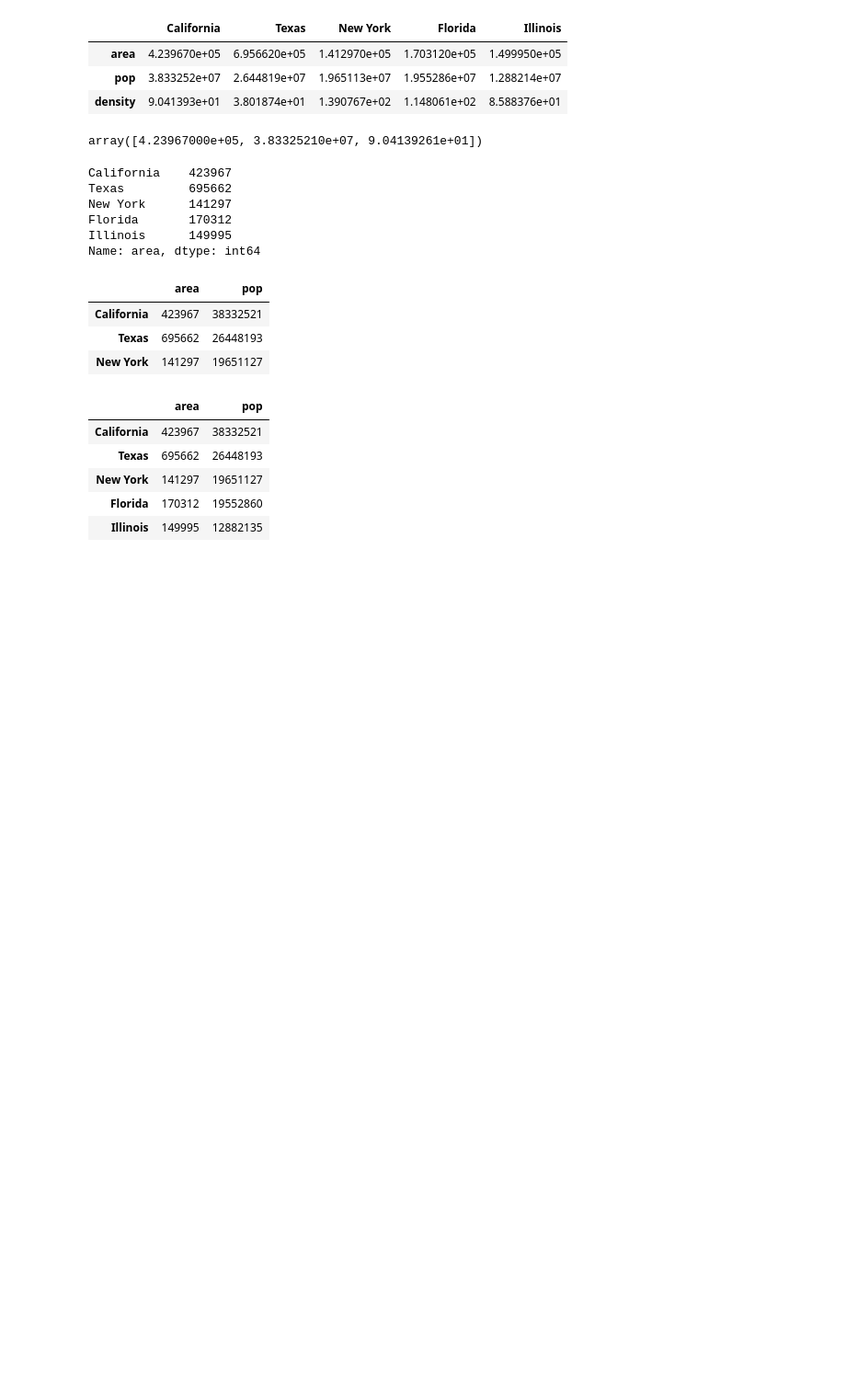
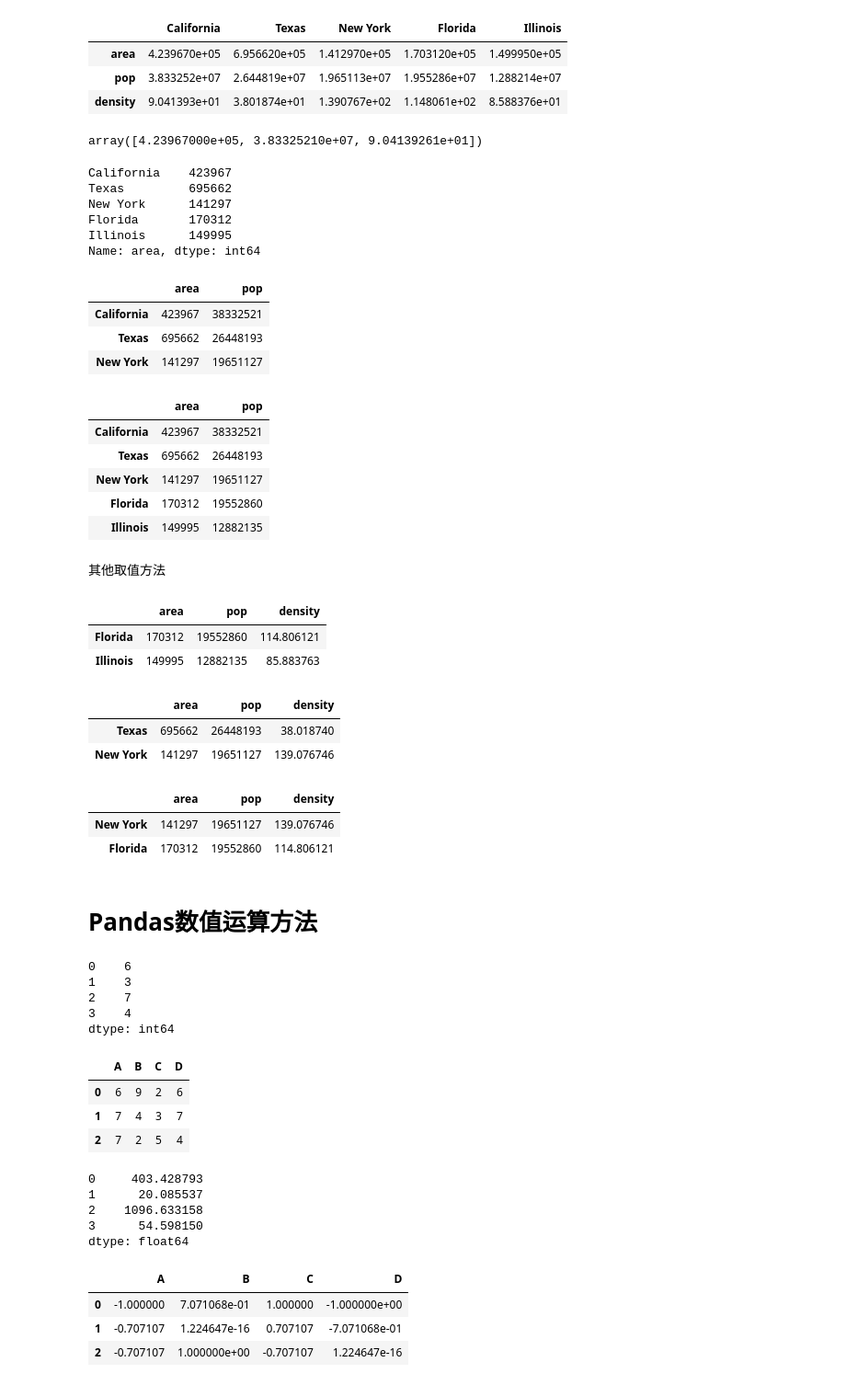
Before and after one commit to AndyFree96/Awesome-Notes, a Jupyter notebook: Books/Python数据科学手册/3.Pandas数据处理.ipynb, the cells around one changed output. Shown: that part at 92% size. Cells and saved outputs as stored; diff of their text form; code cells hidden in the pictures; blank space fills up the shorter version.

Commit message:
Python数据科学手册 Pandas数值运算方法

```diff
--- a/Books/Python数据科学手册/3.Pandas数据处理.ipynb
+++ b/Books/Python数据科学手册/3.Pandas数据处理.ipynb
@@ -523,3 +523,27 @@ data.loc[:'Illinois', :'pop']
 | New York | 141297 | 19651127 |
 | Florida | 170312 | 19552860 |
 | Illinois | 149995 | 12882135 |
+# %% [markdown]
+其他取值方法
+# %%
+data['Florida':'Illinois']
+# %% [output]
+|  | area | pop | density |
+| Florida | 170312 | 19552860 | 114.806121 |
+| Illinois | 149995 | 12882135 | 85.883763 |
+# %%
+data[1:3]
+# %% [output]
+|  | area | pop | density |
+| Texas | 695662 | 26448193 | 38.018740 |
+| New York | 141297 | 19651127 | 139.076746 |
+# %%
+data[data.density > 100]
+# %% [output]
+|  | area | pop | density |
+| New York | 141297 | 19651127 | 139.076746 |
+| Florida | 170312 | 19552860 | 114.806121 |
+# %% [markdown]
+# Pandas数值运算方法
+# %%
+rng = np.random.RandomState(42)
@@ -525,0 +552,32 @@ data.loc[:'Illinois', :'pop']
+# %%
+ser
+# %% [output]
+0    6
+1    3
+2    7
+3    4
+dtype: int64
+# %%
+df = pd.DataFrame(rng.randint(0, 10, (3, 4)), columns=list("ABCD"))
+# %%
+df
+# %% [output]
+|  | A | B | C | D |
+| 0 | 6 | 9 | 2 | 6 |
+| 1 | 7 | 4 | 3 | 7 |
+| 2 | 7 | 2 | 5 | 4 |
+# %%
+np.exp(ser)
+# %% [output]
+0     403.428793
+1      20.085537
+2    1096.633158
+3      54.598150
+dtype: float64
+# %%
+np.sin(df * np.pi / 4)
+# %% [output]
+|  | A | B | C | D |
+| 0 | -1.000000 | 7.071068e-01 | 1.000000 | -1.000000e+00 |
+| 1 | -0.707107 | 1.224647e-16 | 0.707107 | -7.071068e-01 |
+| 2 | -0.707107 | 1.000000e+00 | -0.707107 | 1.224647e-16 |
```
Also changed, not shown: parts of 3 cells of this notebook.
